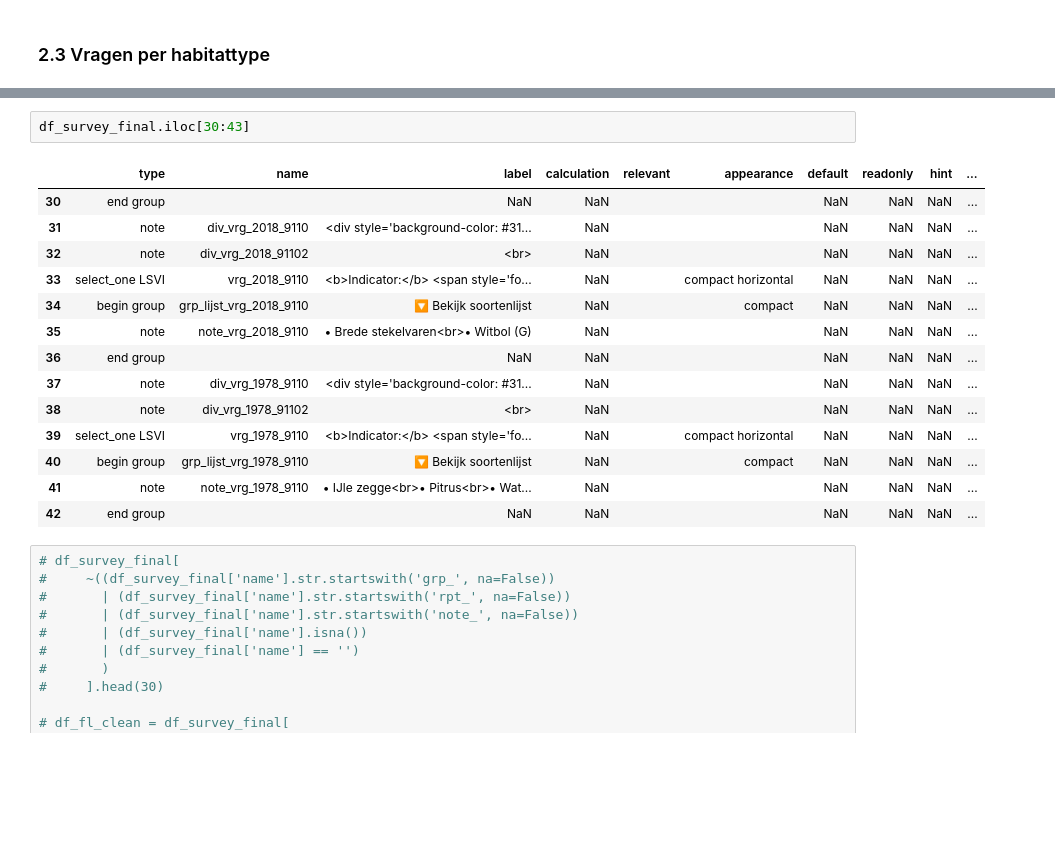
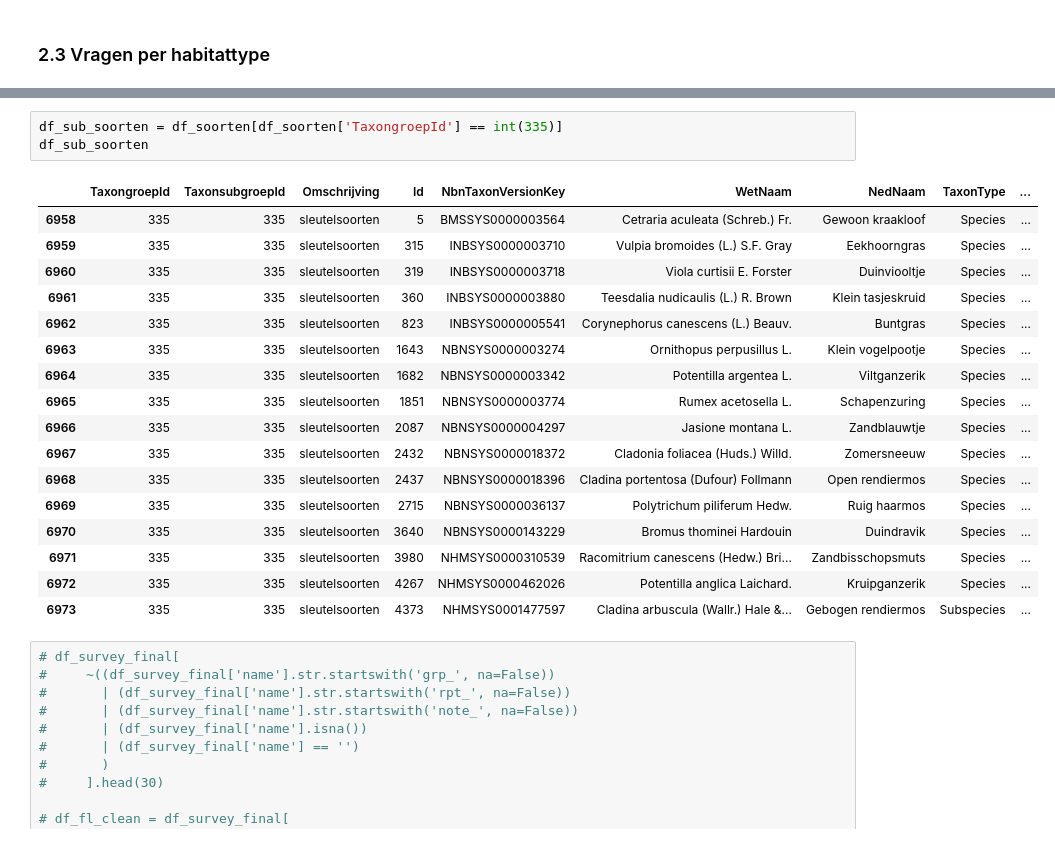
Before and after one commit to inbo/gis-lsvi-app, a Jupyter notebook: notebooks/create_xlsform.ipynb, the cells around one changed output, grey strips where cells are left out. Cells and saved outputs as stored; diff of their text form; blank space fills up the shorter version.

```diff
--- a/notebooks/create_xlsform.ipynb
+++ b/notebooks/create_xlsform.ipynb
@@ -747,22 +711,26 @@ survey_list.append({
 
 df_survey_final = pd.DataFrame(survey_list)
 # %%
-df_survey_final.iloc[30:43]
+df_sub_soorten = df_soorten[df_soorten['TaxongroepId'] == int(335)]
+df_sub_soorten
 # %% [output]
-|  | type | name | label | calculation | relevant | appearance | default | readonly | hint | ... |
-| 30 | end group |  | NaN | NaN |  |  | NaN | NaN | NaN | ... |
-| 31 | note | div_vrg_2018_9110 | <div style='background-color: #31... | NaN |  |  | NaN | NaN | NaN | ... |
-| 32 | note | div_vrg_2018_91102 | <br> | NaN |  |  | NaN | NaN | NaN | ... |
-| 33 | select_one LSVI | vrg_2018_9110 | <b>Indicator:</b> <span style='fo... | NaN |  | compact horizontal | NaN | NaN | NaN | ... |
-| 34 | begin group | grp_lijst_vrg_2018_9110 | 🔽 Bekijk soortenlijst | NaN |  | compact | NaN | NaN | NaN | ... |
-| 35 | note | note_vrg_2018_9110 | • Brede stekelvaren<br>• Witbol (G) | NaN |  |  | NaN | NaN | NaN | ... |
-| 36 | end group |  | NaN | NaN |  |  | NaN | NaN | NaN | ... |
-| 37 | note | div_vrg_1978_9110 | <div style='background-color: #31... | NaN |  |  | NaN | NaN | NaN | ... |
-| 38 | note | div_vrg_1978_91102 | <br> | NaN |  |  | NaN | NaN | NaN | ... |
-| 39 | select_one LSVI | vrg_1978_9110 | <b>Indicator:</b> <span style='fo... | NaN |  | compact horizontal | NaN | NaN | NaN | ... |
-| 40 | begin group | grp_lijst_vrg_1978_9110 | 🔽 Bekijk soortenlijst | NaN |  | compact | NaN | NaN | NaN | ... |
-| 41 | note | note_vrg_1978_9110 | • IJle zegge<br>• Pitrus<br>• Wat... | NaN |  |  | NaN | NaN | NaN | ... |
-| 42 | end group |  | NaN | NaN |  |  | NaN | NaN | NaN | ... |
+|  | TaxongroepId | TaxonsubgroepId | Omschrijving | Id | NbnTaxonVersionKey | WetNaam | NedNaam | TaxonType | ... |
+| 6958 | 335 | 335 | sleutelsoorten | 5 | BMSSYS0000003564 | Cetraria aculeata (Schreb.) Fr. | Gewoon kraakloof | Species | ... |
+| 6959 | 335 | 335 | sleutelsoorten | 315 | INBSYS0000003710 | Vulpia bromoides (L.) S.F. Gray | Eekhoorngras | Species | ... |
+| 6960 | 335 | 335 | sleutelsoorten | 319 | INBSYS0000003718 | Viola curtisii E. Forster | Duinviooltje | Species | ... |
+| 6961 | 335 | 335 | sleutelsoorten | 360 | INBSYS0000003880 | Teesdalia nudicaulis (L.) R. Brown | Klein tasjeskruid | Species | ... |
+| 6962 | 335 | 335 | sleutelsoorten | 823 | INBSYS0000005541 | Corynephorus canescens (L.) Beauv. | Buntgras | Species | ... |
+| 6963 | 335 | 335 | sleutelsoorten | 1643 | NBNSYS0000003274 | Ornithopus perpusillus L. | Klein vogelpootje | Species | ... |
+| 6964 | 335 | 335 | sleutelsoorten | 1682 | NBNSYS0000003342 | Potentilla argentea L. | Viltganzerik | Species | ... |
+| 6965 | 335 | 335 | sleutelsoorten | 1851 | NBNSYS0000003774 | Rumex acetosella L. | Schapenzuring | Species | ... |
+| 6966 | 335 | 335 | sleutelsoorten | 2087 | NBNSYS0000004297 | Jasione montana L. | Zandblauwtje | Species | ... |
+| 6967 | 335 | 335 | sleutelsoorten | 2432 | NBNSYS0000018372 | Cladonia foliacea (Huds.) Willd. | Zomersneeuw | Species | ... |
+| 6968 | 335 | 335 | sleutelsoorten | 2437 | NBNSYS0000018396 | Cladina portentosa (Dufour) Follmann | Open rendiermos | Species | ... |
+| 6969 | 335 | 335 | sleutelsoorten | 2715 | NBNSYS0000036137 | Polytrichum piliferum Hedw. | Ruig haarmos | Species | ... |
+| 6970 | 335 | 335 | sleutelsoorten | 3640 | NBNSYS0000143229 | Bromus thominei Hardouin | Duindravik | Species | ... |
+| 6971 | 335 | 335 | sleutelsoorten | 3980 | NHMSYS0000310539 | Racomitrium canescens (Hedw.) Bri... | Zandbisschopsmuts | Species | ... |
+| 6972 | 335 | 335 | sleutelsoorten | 4267 | NHMSYS0000462026 | Potentilla anglica Laichard. | Kruipganzerik | Species | ... |
+| 6973 | 335 | 335 | sleutelsoorten | 4373 | NHMSYS0001477597 | Cladina arbuscula (Wallr.) Hale &... | Gebogen rendiermos | Subspecies | ... |
 # %%
 # df_survey_final[
 #     ~((df_survey_final['name'].str.startswith('grp_', na=False))
```
Also changed, not shown: parts of 6 cells of this notebook, 3 other files.
